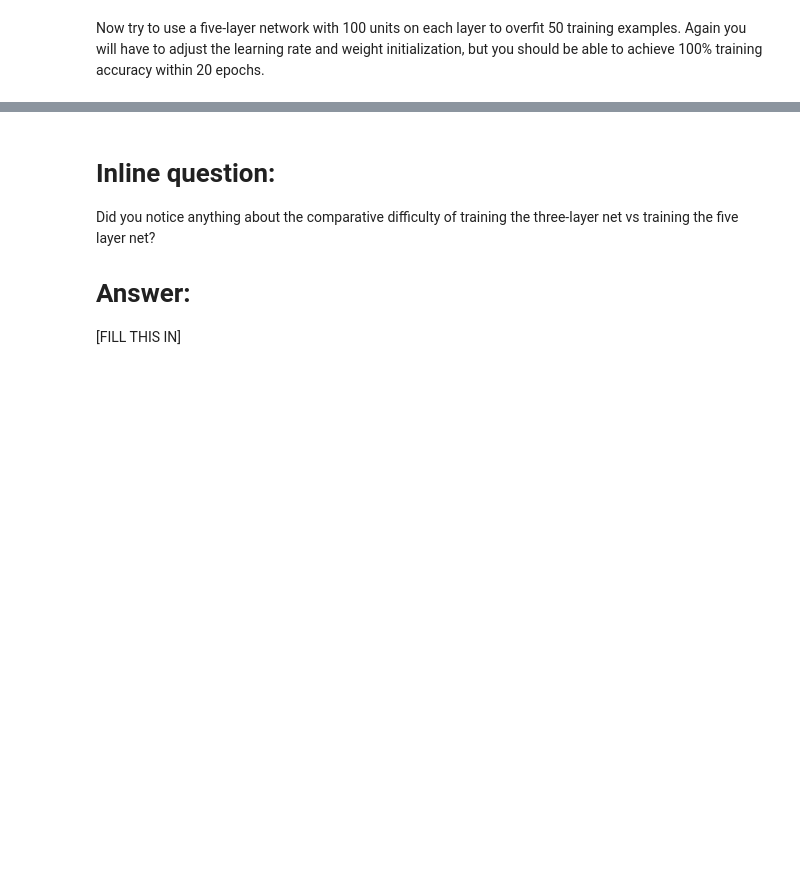
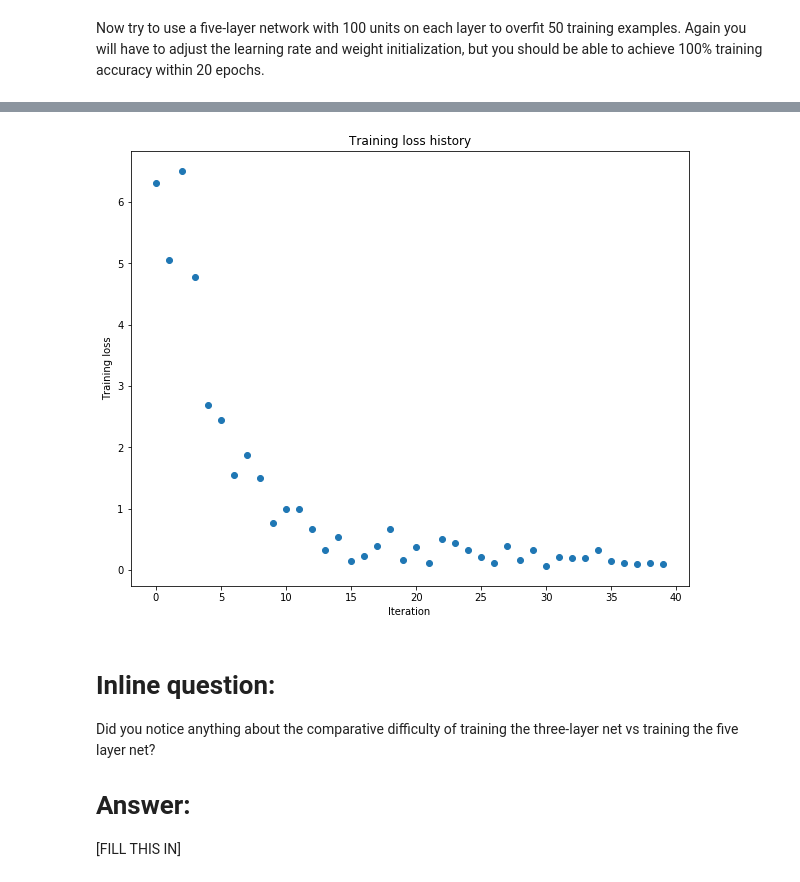
Before and after one commit to junzhiwang/cs231n, a Jupyter notebook: assignment2/FullyConnectedNets.ipynb, the cells around one changed output, grey strips where cells are left out. Drawn from its saved outputs; the diff is of its cells as text; code cells hidden in the pictures; blank space fills up the shorter version.

```diff
--- a/assignment2/FullyConnectedNets.ipynb
+++ b/assignment2/FullyConnectedNets.ipynb
@@ -370,7 +430,7 @@ small_data = {
 }
 
 learning_rate = 1e-3
-weight_scale = 1e-5
+weight_scale = 6e-2
 model = FullyConnectedNet([100, 100, 100, 100],
                 weight_scale=weight_scale, dtype=np.float64)
 solver = Solver(model, small_data,
@@ -387,3 +447,4 @@ plt.title('Training loss history')
 plt.xlabel('Iteration')
 plt.ylabel('Training loss')
 plt.show()
+# %% [output]
@@ -390,3 +468,4 @@ plt.show()
+[figure, added]
 # %% [markdown]
 # Inline question:
 Did you notice anything about the comparative difficulty of training the three-layer net vs training the five layer net?
```
Also changed, not shown: parts of 14 cells of this notebook, 1 other file.
